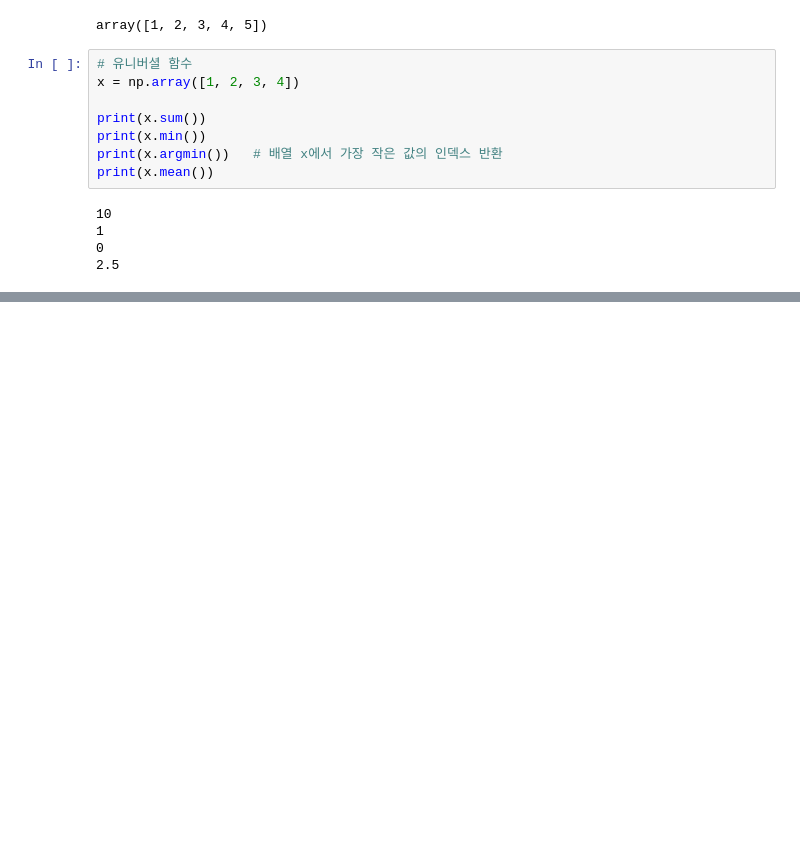
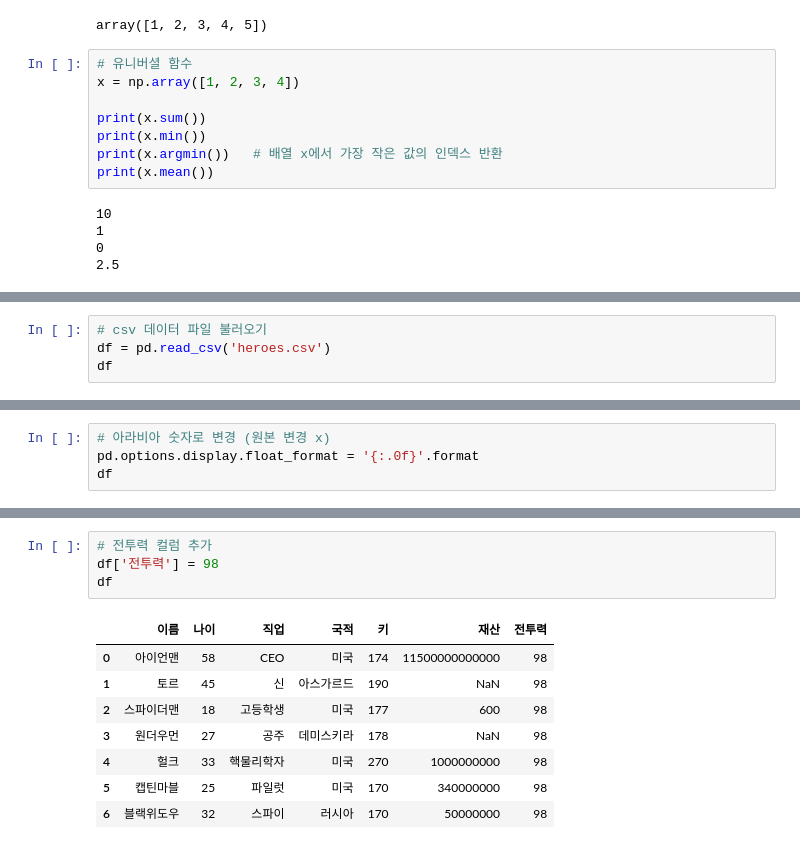
Before and after one commit to jimmynkim/MS_pythonproject, a Jupyter notebook: 20250924.ipynb, the cells around one changed output, grey strips where cells are left out. Drawn from its saved outputs; the diff is of its cells as text; blank space fills up the shorter version.

```diff
--- a/20250924.ipynb
+++ b/20250924.ipynb
@@ -675,0 +888,4 @@ print(x.mean())
+# %%
+# csv 데이터 파일 불러오기
+df = pd.read_csv('heroes.csv')
+df
@@ -675,0 +901,4 @@ print(x.mean())
+# %%
+# 아라비아 숫자로 변경 (원본 변경 x)
+pd.options.display.float_format = '{:.0f}'.format
+df
@@ -675,0 +1284,13 @@ print(x.mean())
+# %%
+# 전투력 컬럼 추가
+df['전투력'] = 98
+df
+# %% [output]
+|  | 이름 | 나이 | 직업 | 국적 | 키 | 재산 | 전투력 |
+| 0 | 아이언맨 | 58 | CEO | 미국 | 174 | 11500000000000 | 98 |
+| 1 | 토르 | 45 | 신 | 아스가르드 | 190 | NaN | 98 |
+| 2 | 스파이더맨 | 18 | 고등학생 | 미국 | 177 | 600 | 98 |
+| 3 | 원더우먼 | 27 | 공주 | 데미스키라 | 178 | NaN | 98 |
+| 4 | 헐크 | 33 | 핵물리학자 | 미국 | 270 | 1000000000 | 98 |
+| 5 | 캡틴마블 | 25 | 파일럿 | 미국 | 170 | 340000000 | 98 |
+| 6 | 블랙위도우 | 32 | 스파이 | 러시아 | 170 | 50000000 | 98 |
```
Also changed, not shown: parts of 93 cells of this notebook, 1 other file.
